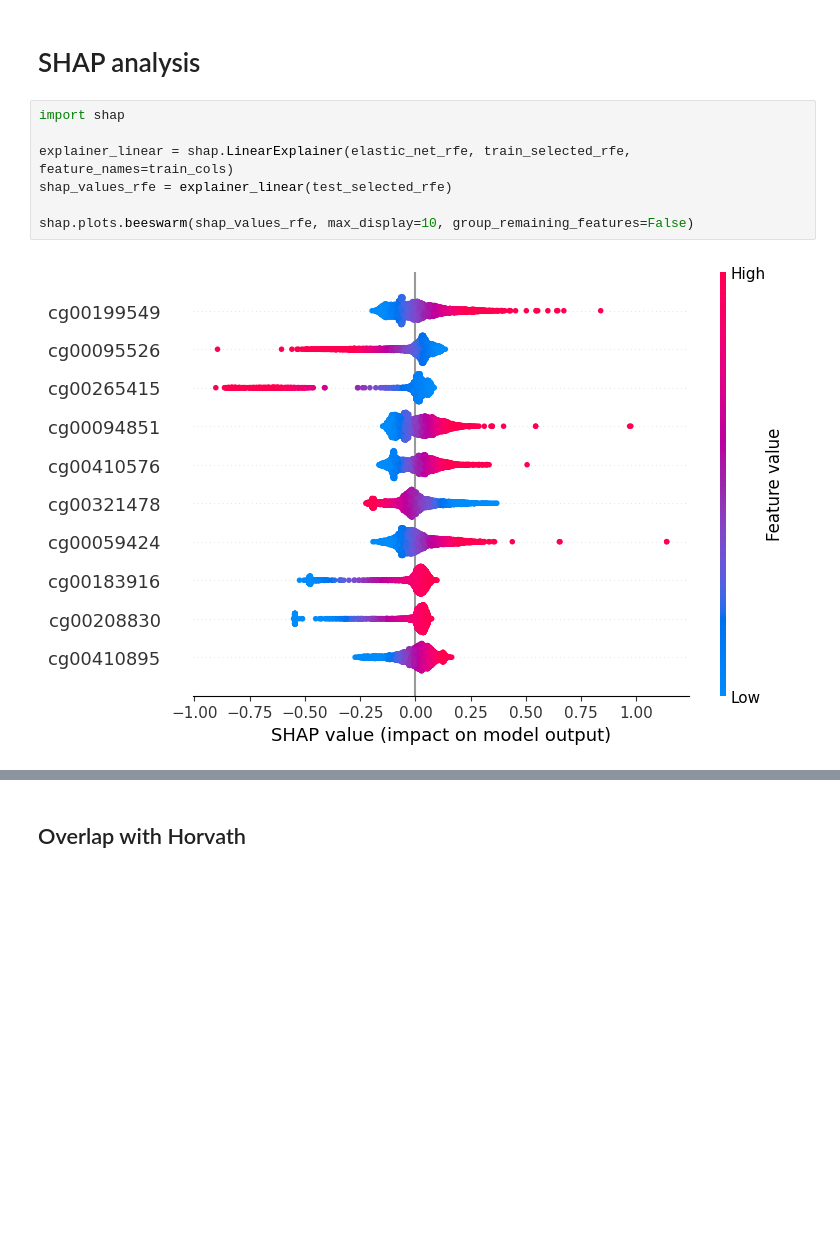
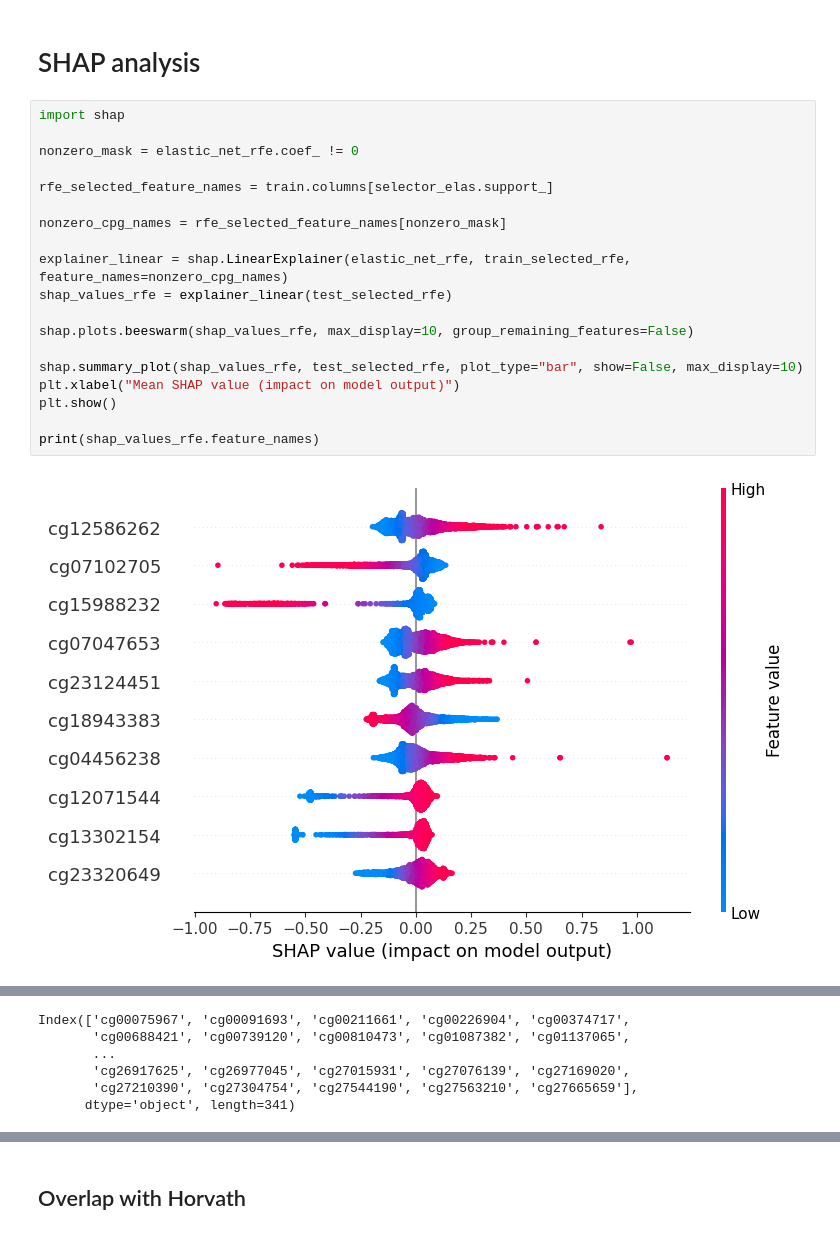
Before and after one commit to elena011/rp-delft, a Jupyter notebook: models/best_models.ipynb, the cells around one changed output, grey strips where cells are left out. Saved outputs shown, nothing was run; the diff lists cells and outputs as text; blank space fills up the shorter version.

Commit message:
shap

```diff
--- a/models/best_models.ipynb
+++ b/models/best_models.ipynb
@@ -470,9 +499,21 @@ Parameters: { "predictor" } are not used.
 # %%
 import shap
 
-explainer_linear = shap.LinearExplainer(elastic_net_rfe, train_selected_rfe, feature_names=train_cols)
+nonzero_mask = elastic_net_rfe.coef_ != 0
+
+rfe_selected_feature_names = train.columns[selector_elas.support_]
+
+nonzero_cpg_names = rfe_selected_feature_names[nonzero_mask]
+
+explainer_linear = shap.LinearExplainer(elastic_net_rfe, train_selected_rfe, feature_names=nonzero_cpg_names)
 shap_values_rfe = explainer_linear(test_selected_rfe)
 
 shap.plots.beeswarm(shap_values_rfe, max_display=10, group_remaining_features=False)
+
+shap.summary_plot(shap_values_rfe, test_selected_rfe, plot_type="bar", show=False, max_display=10)
+plt.xlabel("Mean SHAP value (impact on model output)")
+plt.show()
+
+print(shap_values_rfe.feature_names)
 # %% [output]
-[figure, old version]
+[figure, new version]
@@ -478,0 +521,6 @@ shap.plots.beeswarm(shap_values_rfe, max_display=10, group_remaining_features=Fa
+Index(['cg00075967', 'cg00091693', 'cg00211661', 'cg00226904', 'cg00374717',
+       'cg00688421', 'cg00739120', 'cg00810473', 'cg01087382', 'cg01137065',
+       ...
+       'cg26917625', 'cg26977045', 'cg27015931', 'cg27076139', 'cg27169020',
+       'cg27210390', 'cg27304754', 'cg27544190', 'cg27563210', 'cg27665659'],
+      dtype='object', length=341)
```
Also changed, not shown: parts of 5 cells of this notebook.
